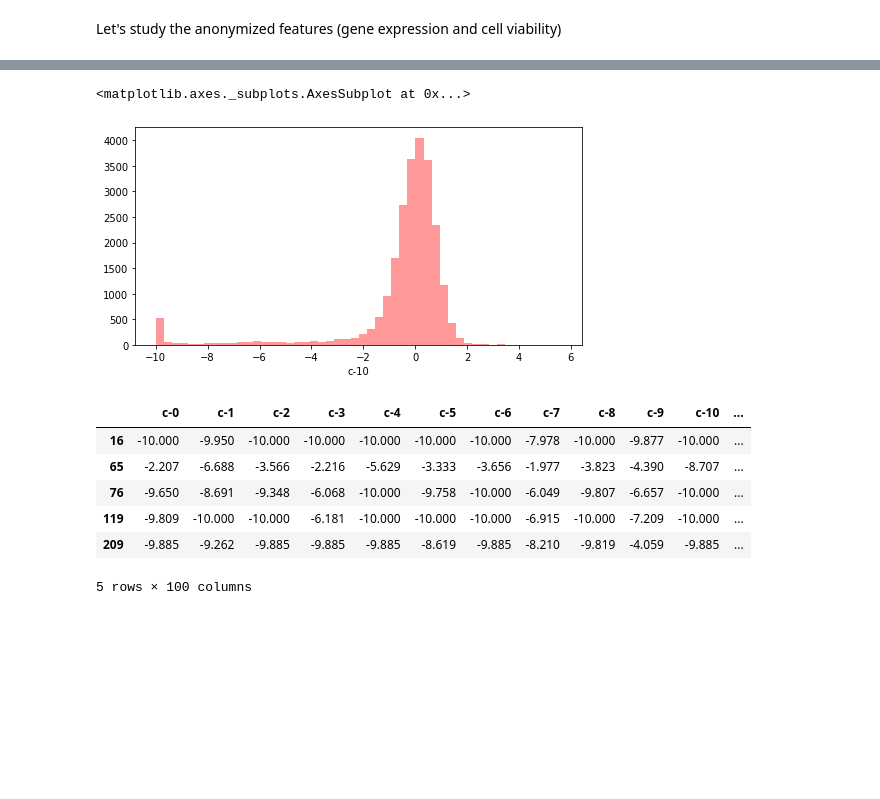
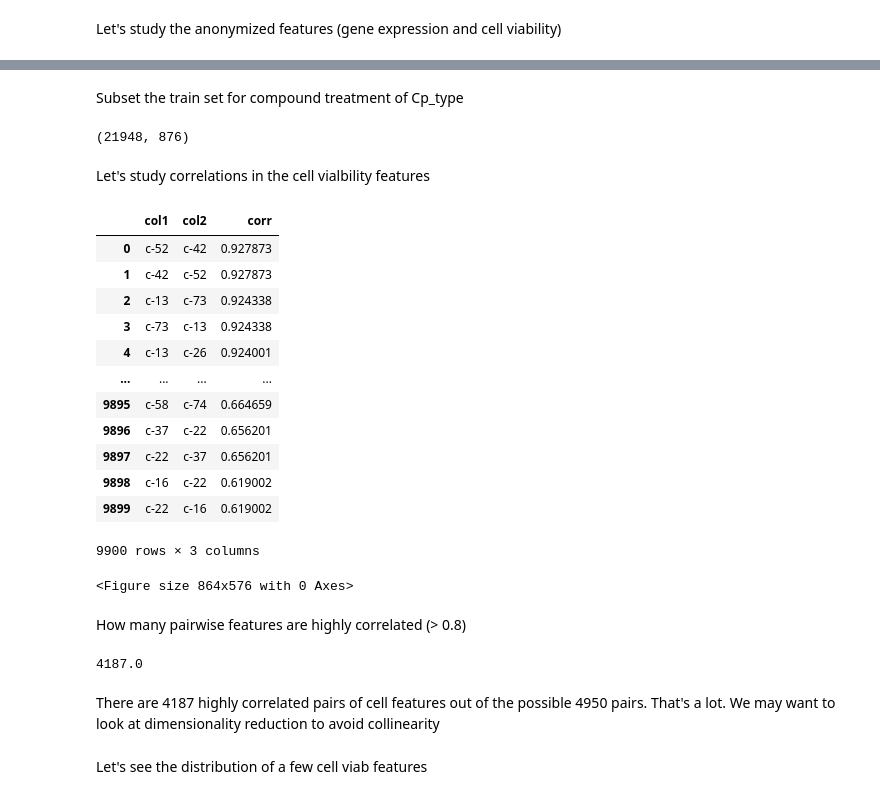
Before and after one commit to Hackman-git/Mechanisms_of_action, a Jupyter notebook: EDA.ipynb, the cells around one changed output, grey strips where cells are left out. Drawn from its saved outputs; the diff is of its cells as text; code cells hidden in the pictures; blank space fills up the shorter version.

Commit message:
correlation analysis

```diff
--- a/EDA.ipynb
+++ b/EDA.ipynb
@@ -194,17 +188,41 @@ sns.distplot(train_x['g-8'], kde=False, color="red")
-# %%
-# distribution of c-10
-plt.figure(figsize=(8,4))
-sns.distplot(train_x['c-10'], kde=False, color="red")
-# %% [output]
-<matplotlib.axes._subplots.AxesSubplot at 0x...>
-[figure, removed]
-# %%
-train_x[train_x['c-10'] < -8][cell_cols].head()
-# %% [output]
-|  | c-0 | c-1 | c-2 | c-3 | c-4 | c-5 | c-6 | c-7 | c-8 | c-9 | c-10 | ... |
-| 16 | -10.000 | -9.950 | -10.000 | -10.000 | -10.000 | -10.000 | -10.000 | -7.978 | -10.000 | -9.877 | -10.000 | ... |
-| 65 | -2.207 | -6.688 | -3.566 | -2.216 | -5.629 | -3.333 | -3.656 | -1.977 | -3.823 | -4.390 | -8.707 | ... |
-| 76 | -9.650 | -8.691 | -9.348 | -6.068 | -10.000 | -9.758 | -10.000 | -6.049 | -9.807 | -6.657 | -10.000 | ... |
-| 119 | -9.809 | -10.000 | -10.000 | -6.181 | -10.000 | -10.000 | -10.000 | -6.915 | -10.000 | -7.209 | -10.000 | ... |
-| 209 | -9.885 | -9.262 | -9.885 | -9.885 | -9.885 | -8.619 | -9.885 | -8.210 | -9.819 | -4.059 | -9.885 | ... |
-5 rows × 100 columns
+# %% [markdown]
+Subset the train set for compound treatment of Cp_type
+# %%
+# subset train set for treatment with compound
+train_features = train_x[train_x['cp_type'] == 'trt_cp']
+train_features.shape
+# %% [output]
+(21948, 876)
+# %% [markdown]
+Let's study correlations in the cell vialbility features
+# %%
+sub = train_features[cell_cols]
+plt.figure(figsize=(12,8))
+corr_matrix = sub.corr()
+c = corr_matrix.unstack().sort_values(ascending=False)[100:].to_frame().reset_index()
+c.columns=['col1', 'col2', 'corr']
+c
+# %% [output]
+|  | col1 | col2 | corr |
+| 0 | c-52 | c-42 | 0.927873 |
+| 1 | c-42 | c-52 | 0.927873 |
+| 2 | c-13 | c-73 | 0.924338 |
+| 3 | c-73 | c-13 | 0.924338 |
+| 4 | c-13 | c-26 | 0.924001 |
+| ... | ... | ... | ... |
+| 9895 | c-58 | c-74 | 0.664659 |
+| 9896 | c-37 | c-22 | 0.656201 |
+| 9897 | c-22 | c-37 | 0.656201 |
+| 9898 | c-16 | c-22 | 0.619002 |
+| 9899 | c-22 | c-16 | 0.619002 |
+9900 rows × 3 columns
+<Figure size 864x576 with 0 Axes>
+# %% [markdown]
+How many pairwise features are highly correlated (> 0.8)
+# %%
+temp = c[c['corr'] >= 0.8]
+temp.shape[0]/2
+# %% [output]
+4187.0
+# %% [markdown]
+There are 4187 highly correlated pairs of cell features out of the possible 4950 pairs. That's a lot. We may want to look at dimensionality reduction to avoid collinearity
@@ -210,0 +233,2 @@ train_x[train_x['c-10'] < -8][cell_cols].head()
+# %% [markdown]
+Let's see the distribution of a few cell viab features
```
Also changed, not shown: parts of 6 cells of this notebook.
